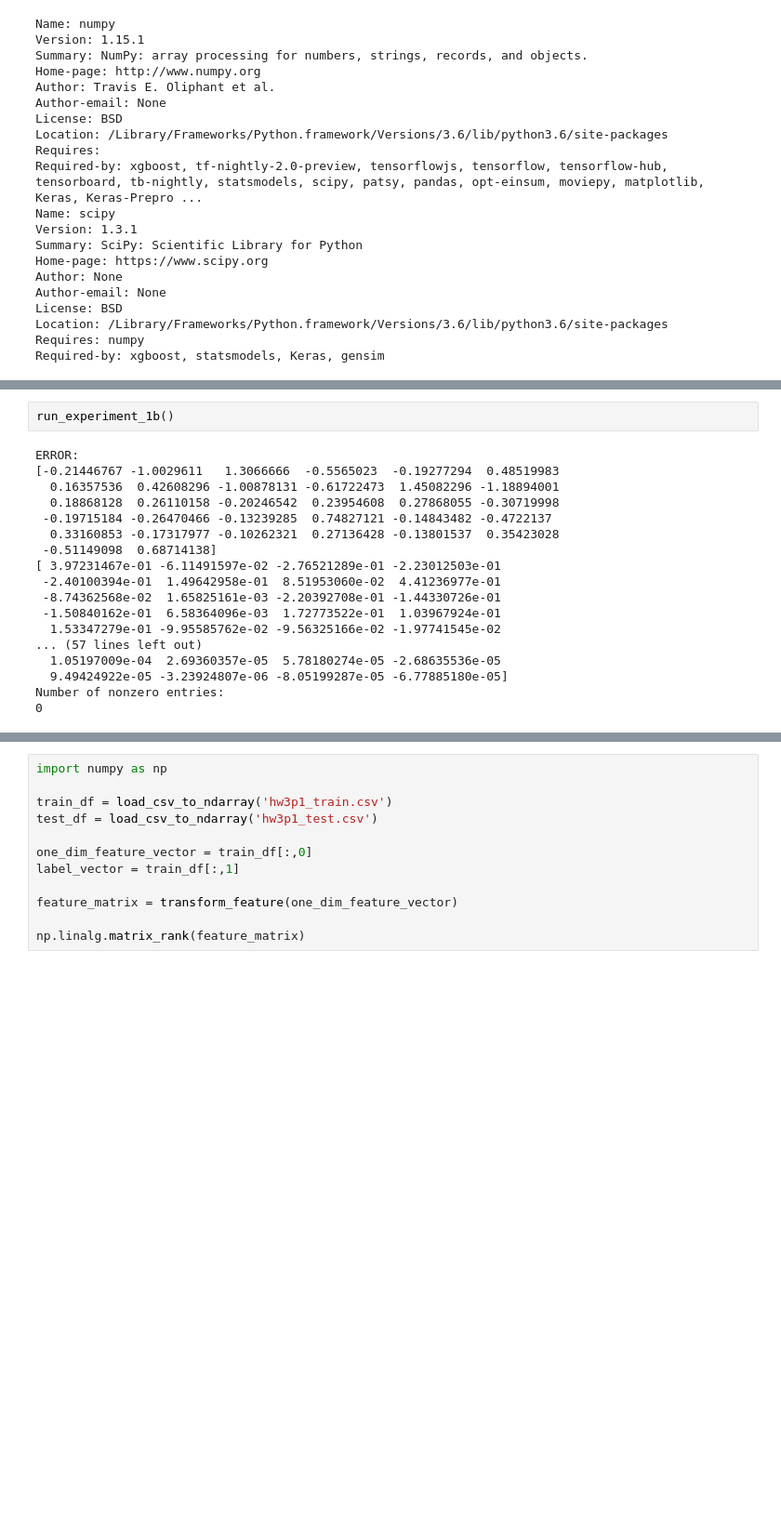
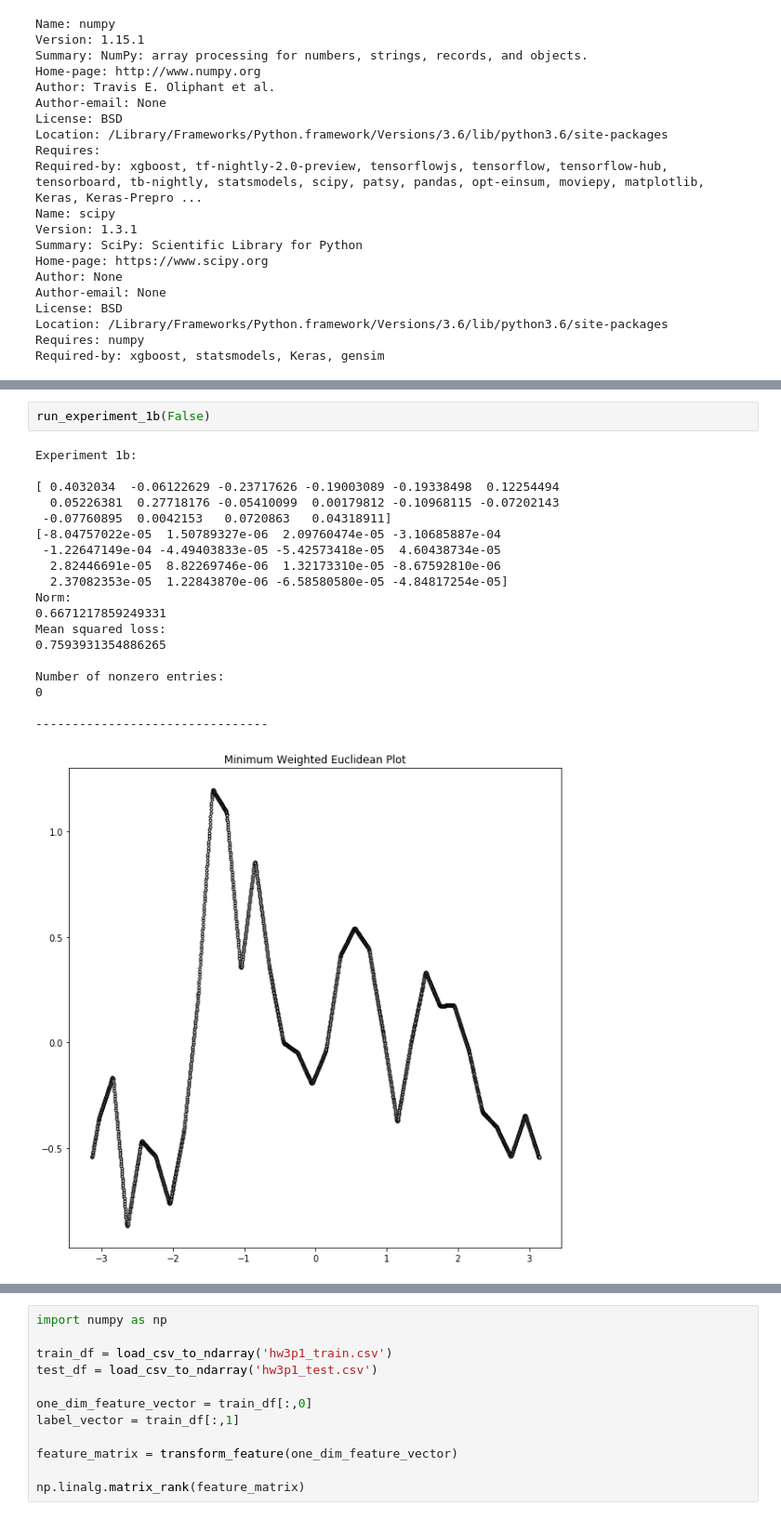
Before and after one commit to geraldzakwan/ml-fall-2019, a Jupyter notebook: hw_3/p1/a1.ipynb, the cells around one changed output, grey strips where cells are left out. Shown at 93% size. Saved outputs shown, nothing was run; the diff lists cells and outputs as text; blank space fills up the shorter version.

```diff
--- a/hw_3/p1/a1.ipynb
+++ b/hw_3/p1/a1.ipynb
@@ -270,23 +387,25 @@ Number of nonzero entries:
 # %%
-run_experiment_1b()
+run_experiment_1b(False)
 # %% [output]
-ERROR:
-[-0.21446767 -1.0029611   1.3066666  -0.5565023  -0.19277294  0.48519983
-  0.16357536  0.42608296 -1.00878131 -0.61722473  1.45082296 -1.18894001
-  0.18868128  0.26110158 -0.20246542  0.23954608  0.27868055 -0.30719998
- -0.19715184 -0.26470466 -0.13239285  0.74827121 -0.14843482 -0.4722137
-  0.33160853 -0.17317977 -0.10262321  0.27136428 -0.13801537  0.35423028
- -0.51149098  0.68714138]
-[ 3.97231467e-01 -6.11491597e-02 -2.76521289e-01 -2.23012503e-01
- -2.40100394e-01  1.49642958e-01  8.51953060e-02  4.41236977e-01
- -8.74362568e-02  1.65825161e-03 -2.20392708e-01 -1.44330726e-01
- -1.50840162e-01  6.58364096e-03  1.72773522e-01  1.03967924e-01
-  1.53347279e-01 -9.95585762e-02 -9.56325166e-02 -1.97741545e-02
-... (57 lines left out)
-  1.05197009e-04  2.69360357e-05  5.78180274e-05 -2.68635536e-05
-  9.49424922e-05 -3.23924807e-06 -8.05199287e-05 -6.77885180e-05]
+Experiment 1b:
+
+[ 0.4032034  -0.06122629 -0.23717626 -0.19003089 -0.19338498  0.12254494
+  0.05226381  0.27718176 -0.05410099  0.00179812 -0.10968115 -0.07202143
+ -0.07760895  0.0042153   0.0720863   0.04318911]
+[-8.04757022e-05  1.50789327e-06  2.09760474e-05 -3.10685887e-04
+ -1.22647149e-04 -4.49403833e-05 -5.42573418e-05  4.60438734e-05
+  2.82446691e-05  8.82269746e-06  1.32173310e-05 -8.67592810e-06
+  2.37082353e-05  1.22843870e-06 -6.58580580e-05 -4.84817254e-05]
+Norm:
+0.6671217859249331
+Mean squared loss:
+0.7593931354886265
+
 Number of nonzero entries:
 0
+
+--------------------------------
+[figure, added]
 # %%
 run_experiment_1c()
 # %% [output]
```
Also changed, not shown: parts of 9 cells of this notebook, 4 other files.
